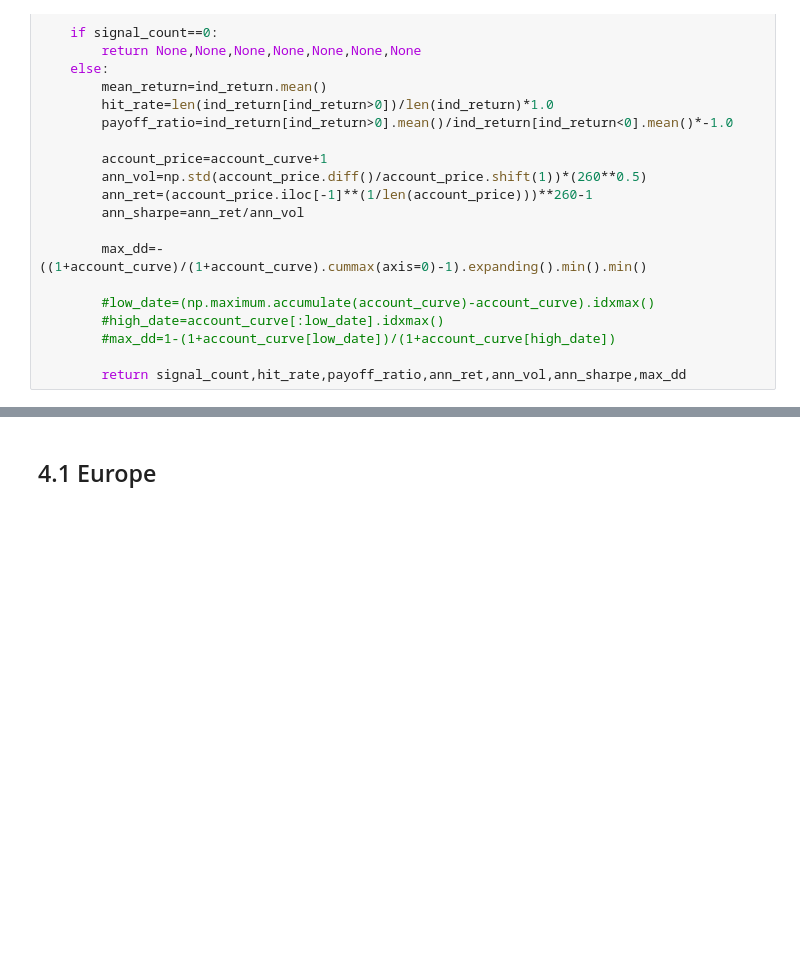
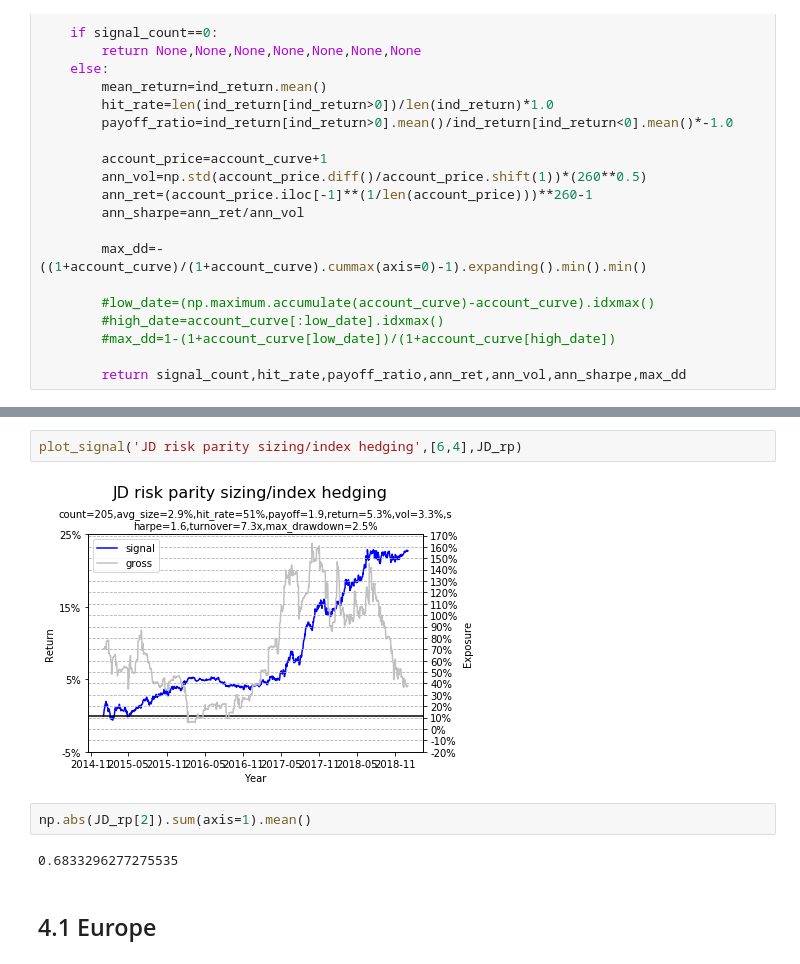
Before and after one commit to zliyclh/post_result, a Jupyter notebook: Center book.ipynb, the cells around one changed output, grey strips where cells are left out. Saved outputs shown, nothing was run; the diff lists cells and outputs as text; blank space fills up the shorter version.

```diff
--- a/Center book.ipynb
+++ b/Center book.ipynb
@@ -624,3 +672,11 @@ class signal(object):
+# %%
+plot_signal('JD risk parity sizing/index hedging',[6,4],JD_rp)
+# %% [output]
+[figure, added]
+# %%
+np.abs(JD_rp[2]).sum(axis=1).mean()
+# %% [output]
+0.6833296277275535
 # %% [markdown]
 ## 4.1 Europe
 # %%
```
Also changed, not shown: parts of 137 cells of this notebook, 20 other files.
